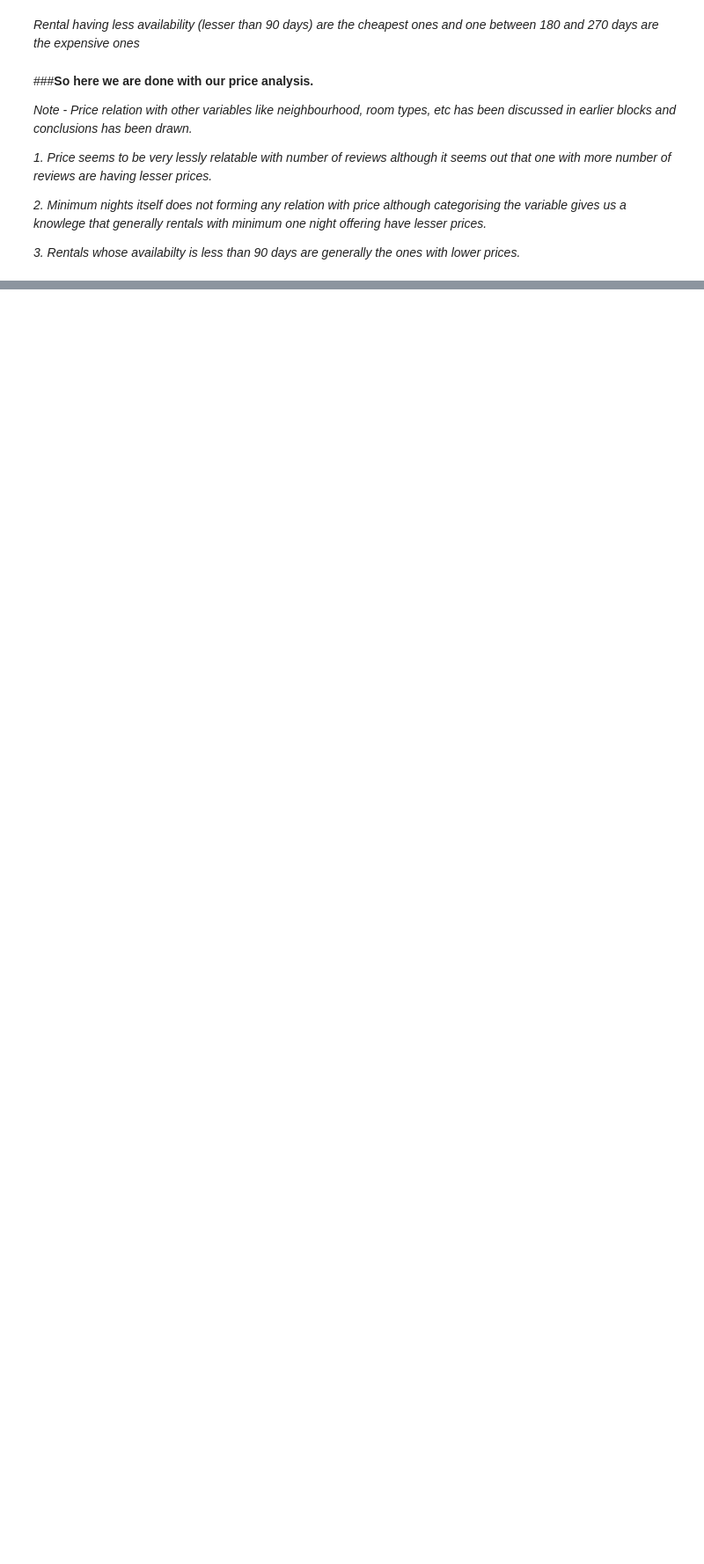
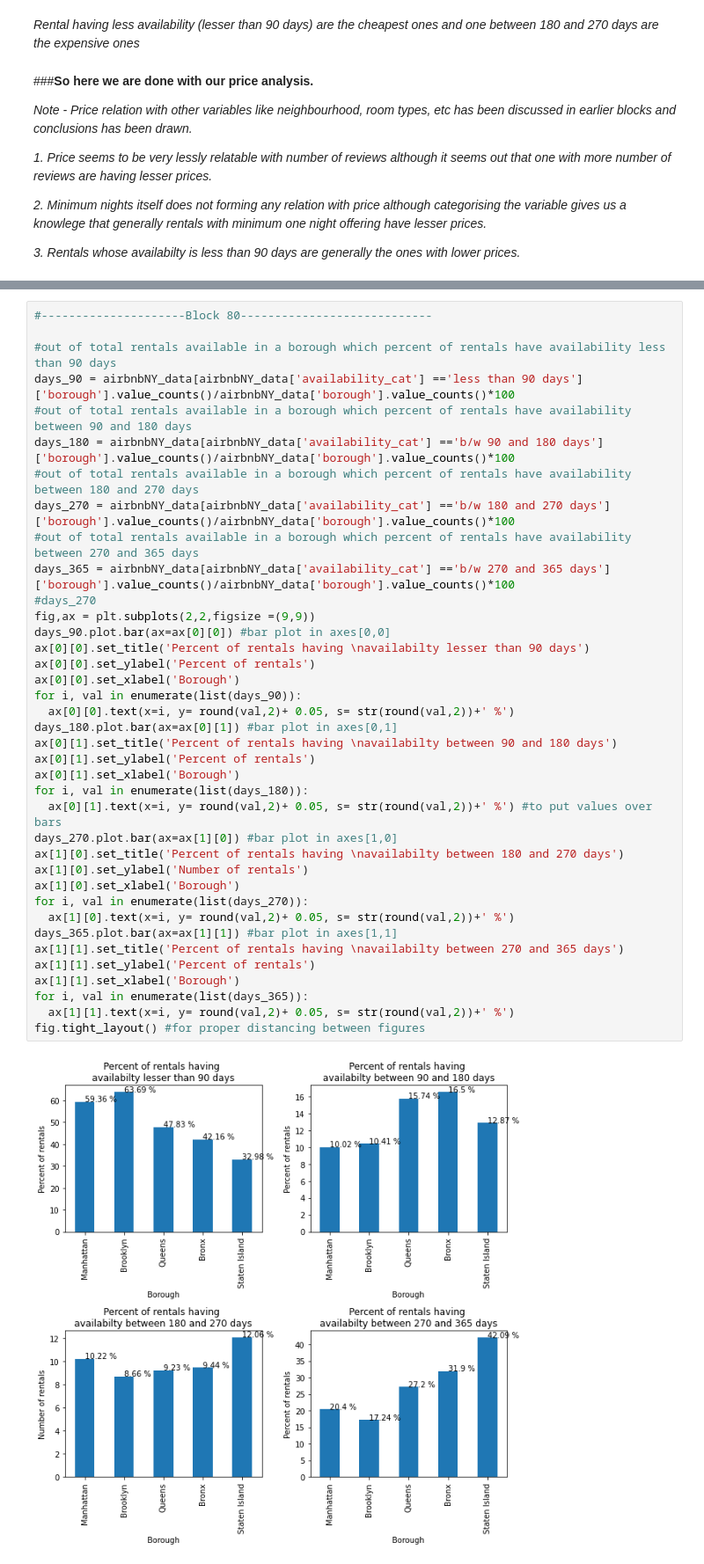
Before and after one commit to gupta4327/AirbnbNYC_2019_Analysis-1, a Jupyter notebook: Airbnb_Bookings_Analysis.ipynb, the cells around one changed output, grey strips where cells are left out. Shown at 88% size. Drawn from its saved outputs; the diff is of its cells as text; blank space fills up the shorter version.

```diff
--- a/Airbnb_Bookings_Analysis.ipynb
+++ b/Airbnb_Bookings_Analysis.ipynb
@@ -1332,0 +1423,40 @@ plt.show()
+# %%
+#---------------------Block 80----------------------------
+
+#out of total rentals available in a borough which percent of rentals have availability less than 90 days
+days_90 = airbnbNY_data[airbnbNY_data['availability_cat'] =='less than 90 days']['borough'].value_counts()/airbnbNY_data['borough'].value_counts()*100
+#out of total rentals available in a borough which percent of rentals have availability between 90 and 180 days
+days_180 = airbnbNY_data[airbnbNY_data['availability_cat'] =='b/w 90 and 180 days']['borough'].value_counts()/airbnbNY_data['borough'].value_counts()*100
+#out of total rentals available in a borough which percent of rentals have availability between 180 and 270 days
+days_270 = airbnbNY_data[airbnbNY_data['availability_cat'] =='b/w 180 and 270 days']['borough'].value_counts()/airbnbNY_data['borough'].value_counts()*100
+#out of total rentals available in a borough which percent of rentals have availability between 270 and 365 days
+days_365 = airbnbNY_data[airbnbNY_data['availability_cat'] =='b/w 270 and 365 days']['borough'].value_counts()/airbnbNY_data['borough'].value_counts()*100
+#days_270
+fig,ax = plt.subplots(2,2,figsize =(9,9))
+days_90.plot.bar(ax=ax[0][0]) #bar plot in axes[0,0]
+ax[0][0].set_title('Percent of rentals having \navailabilty lesser than 90 days')
+ax[0][0].set_ylabel('Percent of rentals')
+ax[0][0].set_xlabel('Borough')
+for i, val in enumerate(list(days_90)):
+  ax[0][0].text(x=i, y= round(val,2)+ 0.05, s= str(round(val,2))+' %')
+days_180.plot.bar(ax=ax[0][1]) #bar plot in axes[0,1]
+ax[0][1].set_title('Percent of rentals having \navailabilty between 90 and 180 days')
+ax[0][1].set_ylabel('Percent of rentals')
+ax[0][1].set_xlabel('Borough')
+for i, val in enumerate(list(days_180)):
+  ax[0][1].text(x=i, y= round(val,2)+ 0.05, s= str(round(val,2))+' %') #to put values over bars
+days_270.plot.bar(ax=ax[1][0]) #bar plot in axes[1,0]
+ax[1][0].set_title('Percent of rentals having \navailabilty between 180 and 270 days')
+ax[1][0].set_ylabel('Number of rentals')
+ax[1][0].set_xlabel('Borough')
+for i, val in enumerate(list(days_270)):
+  ax[1][0].text(x=i, y= round(val,2)+ 0.05, s= str(round(val,2))+' %')
+days_365.plot.bar(ax=ax[1][1]) #bar plot in axes[1,1]
+ax[1][1].set_title('Percent of rentals having \navailabilty between 270 and 365 days')
+ax[1][1].set_ylabel('Percent of rentals')
+ax[1][1].set_xlabel('Borough')
+for i, val in enumerate(list(days_365)):
+  ax[1][1].text(x=i, y= round(val,2)+ 0.05, s= str(round(val,2))+' %')
+fig.tight_layout() #for proper distancing between figures
+# %% [output]
+[figure, added]
```
Also changed, not shown: parts of 29 cells of this notebook.
